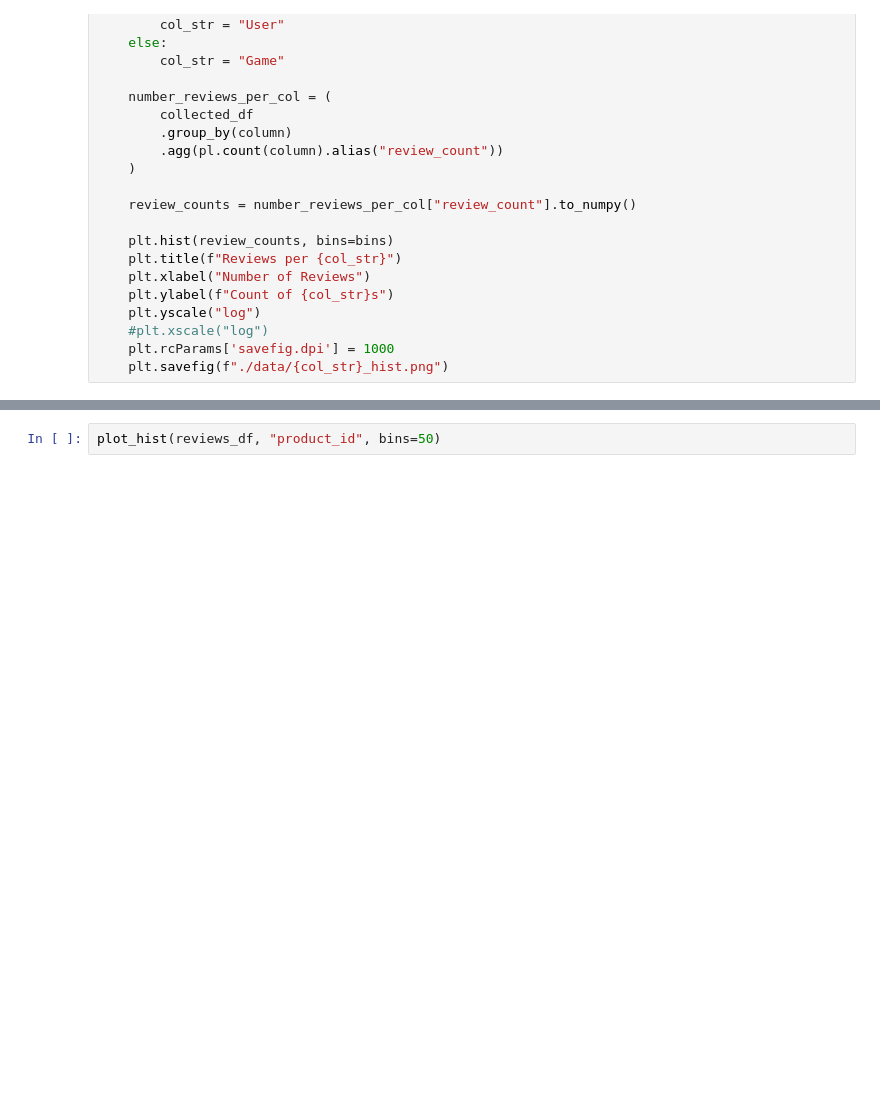
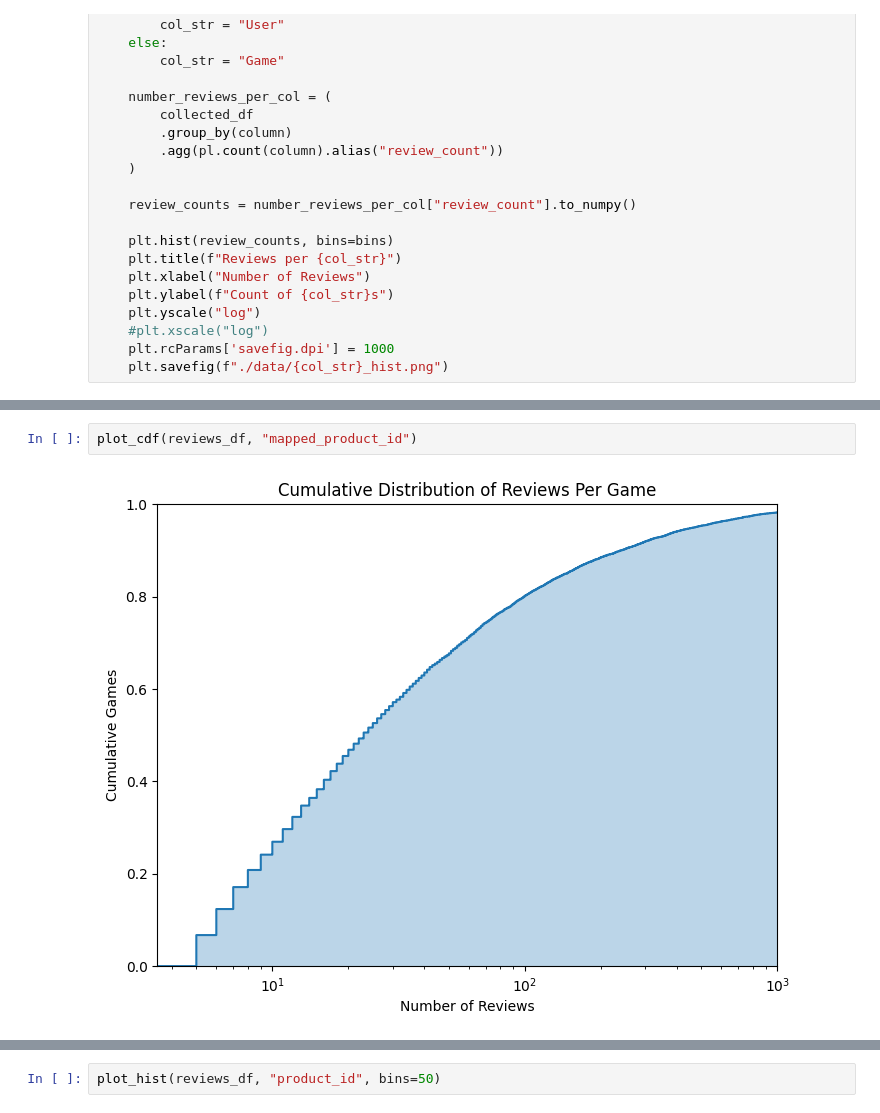
Before and after one commit to onichmath/Steam-Sequential-Recommender, a Jupyter notebook: DataExtraction.ipynb, the cells around one changed output, grey strips where cells are left out. Drawn from its saved outputs; the diff is of its cells as text; blank space fills up the shorter version.

```diff
--- a/DataExtraction.ipynb
+++ b/DataExtraction.ipynb
@@ -334,3 +356,7 @@ def plot_hist(df, column, bins=100):
+# %%
+plot_cdf(reviews_df, "mapped_product_id")
+# %% [output]
+[figure, added]
 # %%
 plot_hist(reviews_df, "mapped_user_id", bins=50)
 # %% [output]
```
Also changed, not shown: parts of 16 cells of this notebook, 4 other files.
